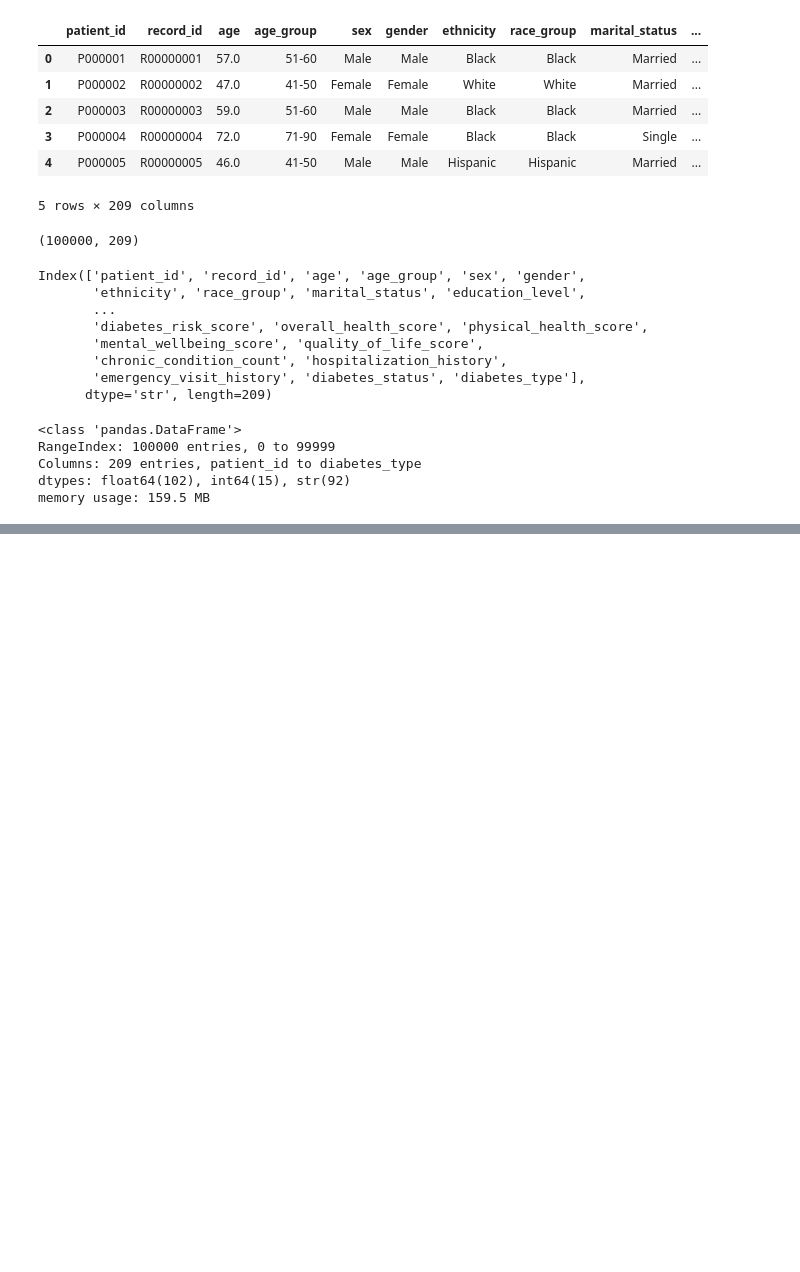
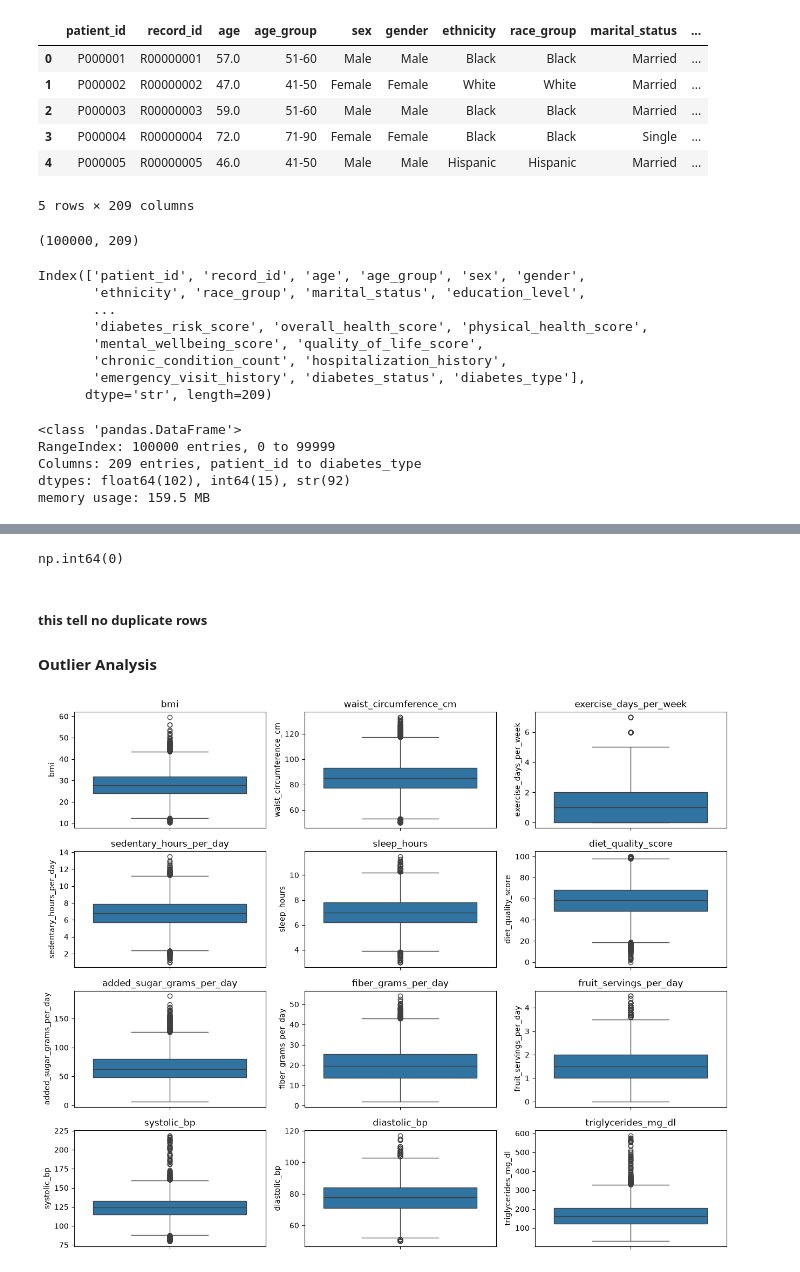
Before and after one commit to jibimariyam/ML_Diabetes_Project, a Jupyter notebook: notebooks/01_eda.ipynb, the cells around one changed output, grey strips where cells are left out. Saved outputs shown, nothing was run; the diff lists cells and outputs as text; code cells hidden in the pictures; blank space fills up the shorter version.

Commit message:
Complete missing value and outlier analysis

```diff
--- a/notebooks/01_eda.ipynb
+++ b/notebooks/01_eda.ipynb
@@ -110,0 +398,3 @@ print(df.columns[dup].tolist())
+# %%
+df2 = df1[column_lst]
+df2.head()
@@ -110,0 +475,3 @@ print(df.columns[dup].tolist())
+# %%
+numeric_cols1 =df2.select_dtypes(include=["int64", "float64"]).columns.drop('diabetes_status').tolist()
+categorical_cols1 =  df2.select_dtypes(include=["str"]).columns
@@ -110,0 +487,7 @@ print(df.columns[dup].tolist())
+# %%
+# null value handling using median and mode
+for cols in numeric_cols1:
+    df2[cols] = df2[cols].fillna(df2[cols].median())
+# %%
+for cols in categorical_cols1:
+    df2[cols] = df2[cols].fillna(df2[cols].mode()[0])
@@ -110,0 +514,8 @@ print(df.columns[dup].tolist())
+# %%
+# to check any duplicated rows
+df2.duplicated().sum()
+# %% [output]
+np.int64(0)
+# %% [markdown]
+##### this tell no duplicate rows
+#### Outlier Analysis
@@ -110,0 +525,11 @@ print(df.columns[dup].tolist())
+# %%
+plt.figure(figsize = (13,13)) #canvas size
+for i, col in enumerate(numeric_cols1, 1):
+    plt.subplot(5, 3, i) # 5 rows, 3 columns
+    sns.boxplot(y = df2[col])
+    plt.title(col)
+
+plt.tight_layout()  #prevent overlapping
+plt.show()
+# %% [output]
+[figure, added]
```
Also changed, not shown: parts of 69 cells of this notebook.
